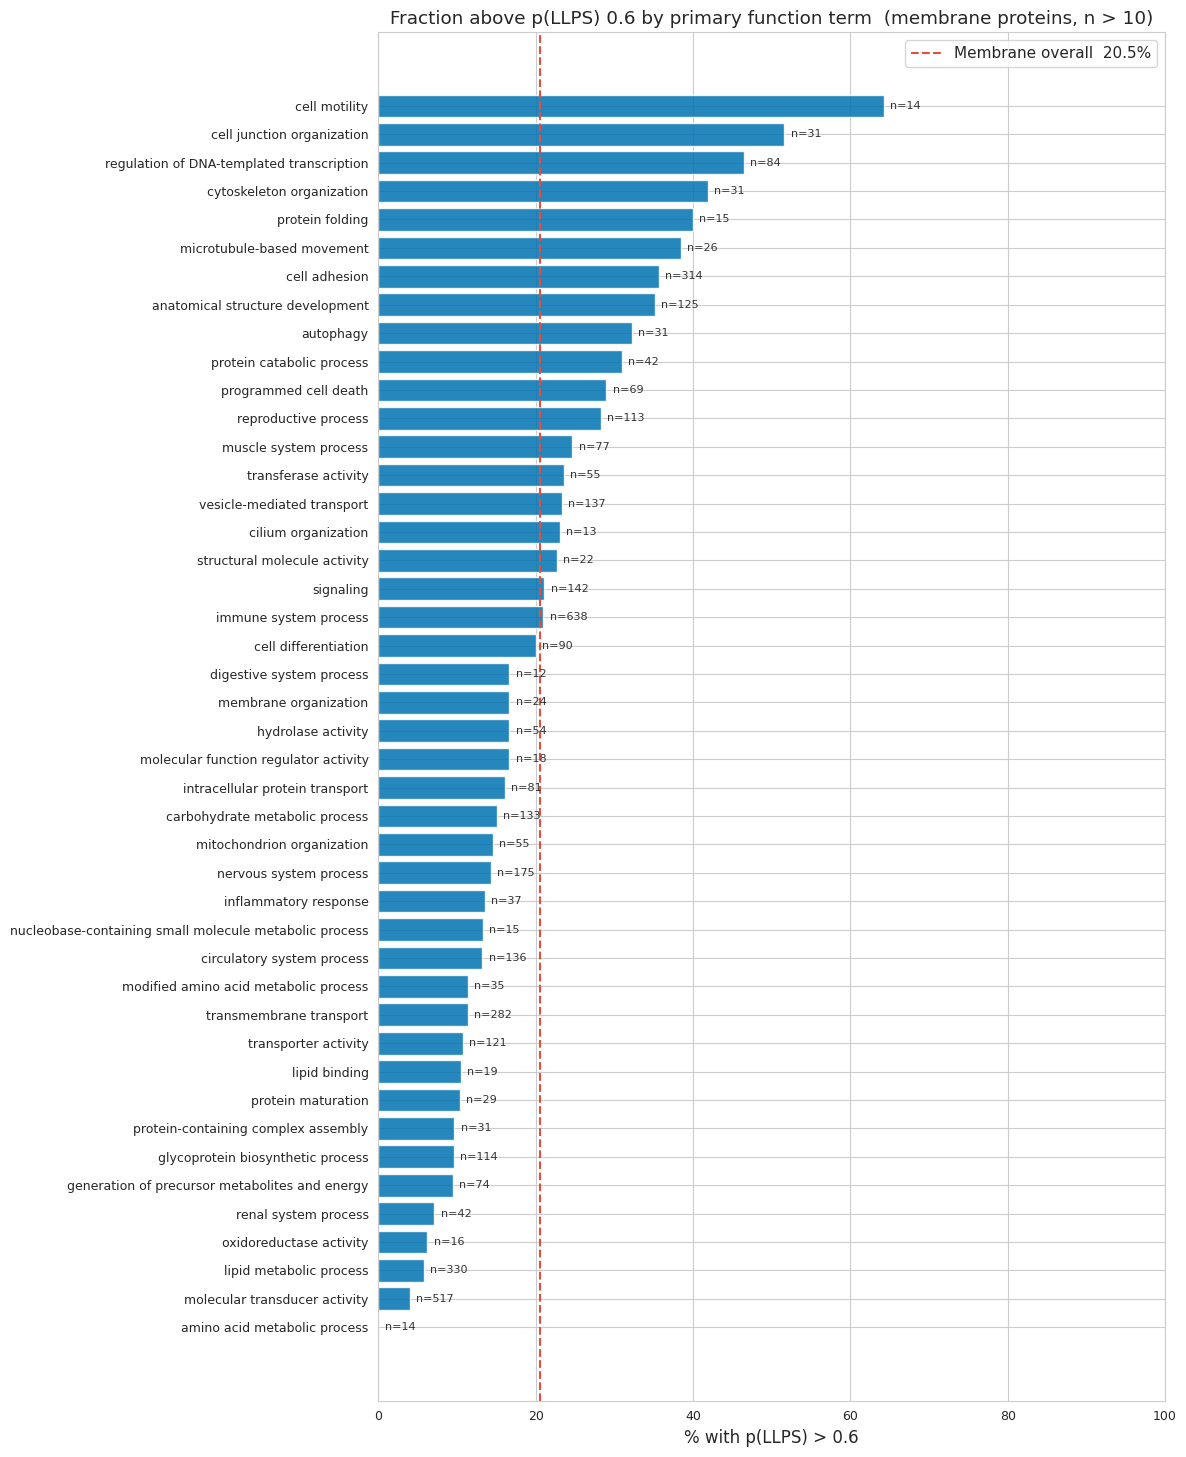
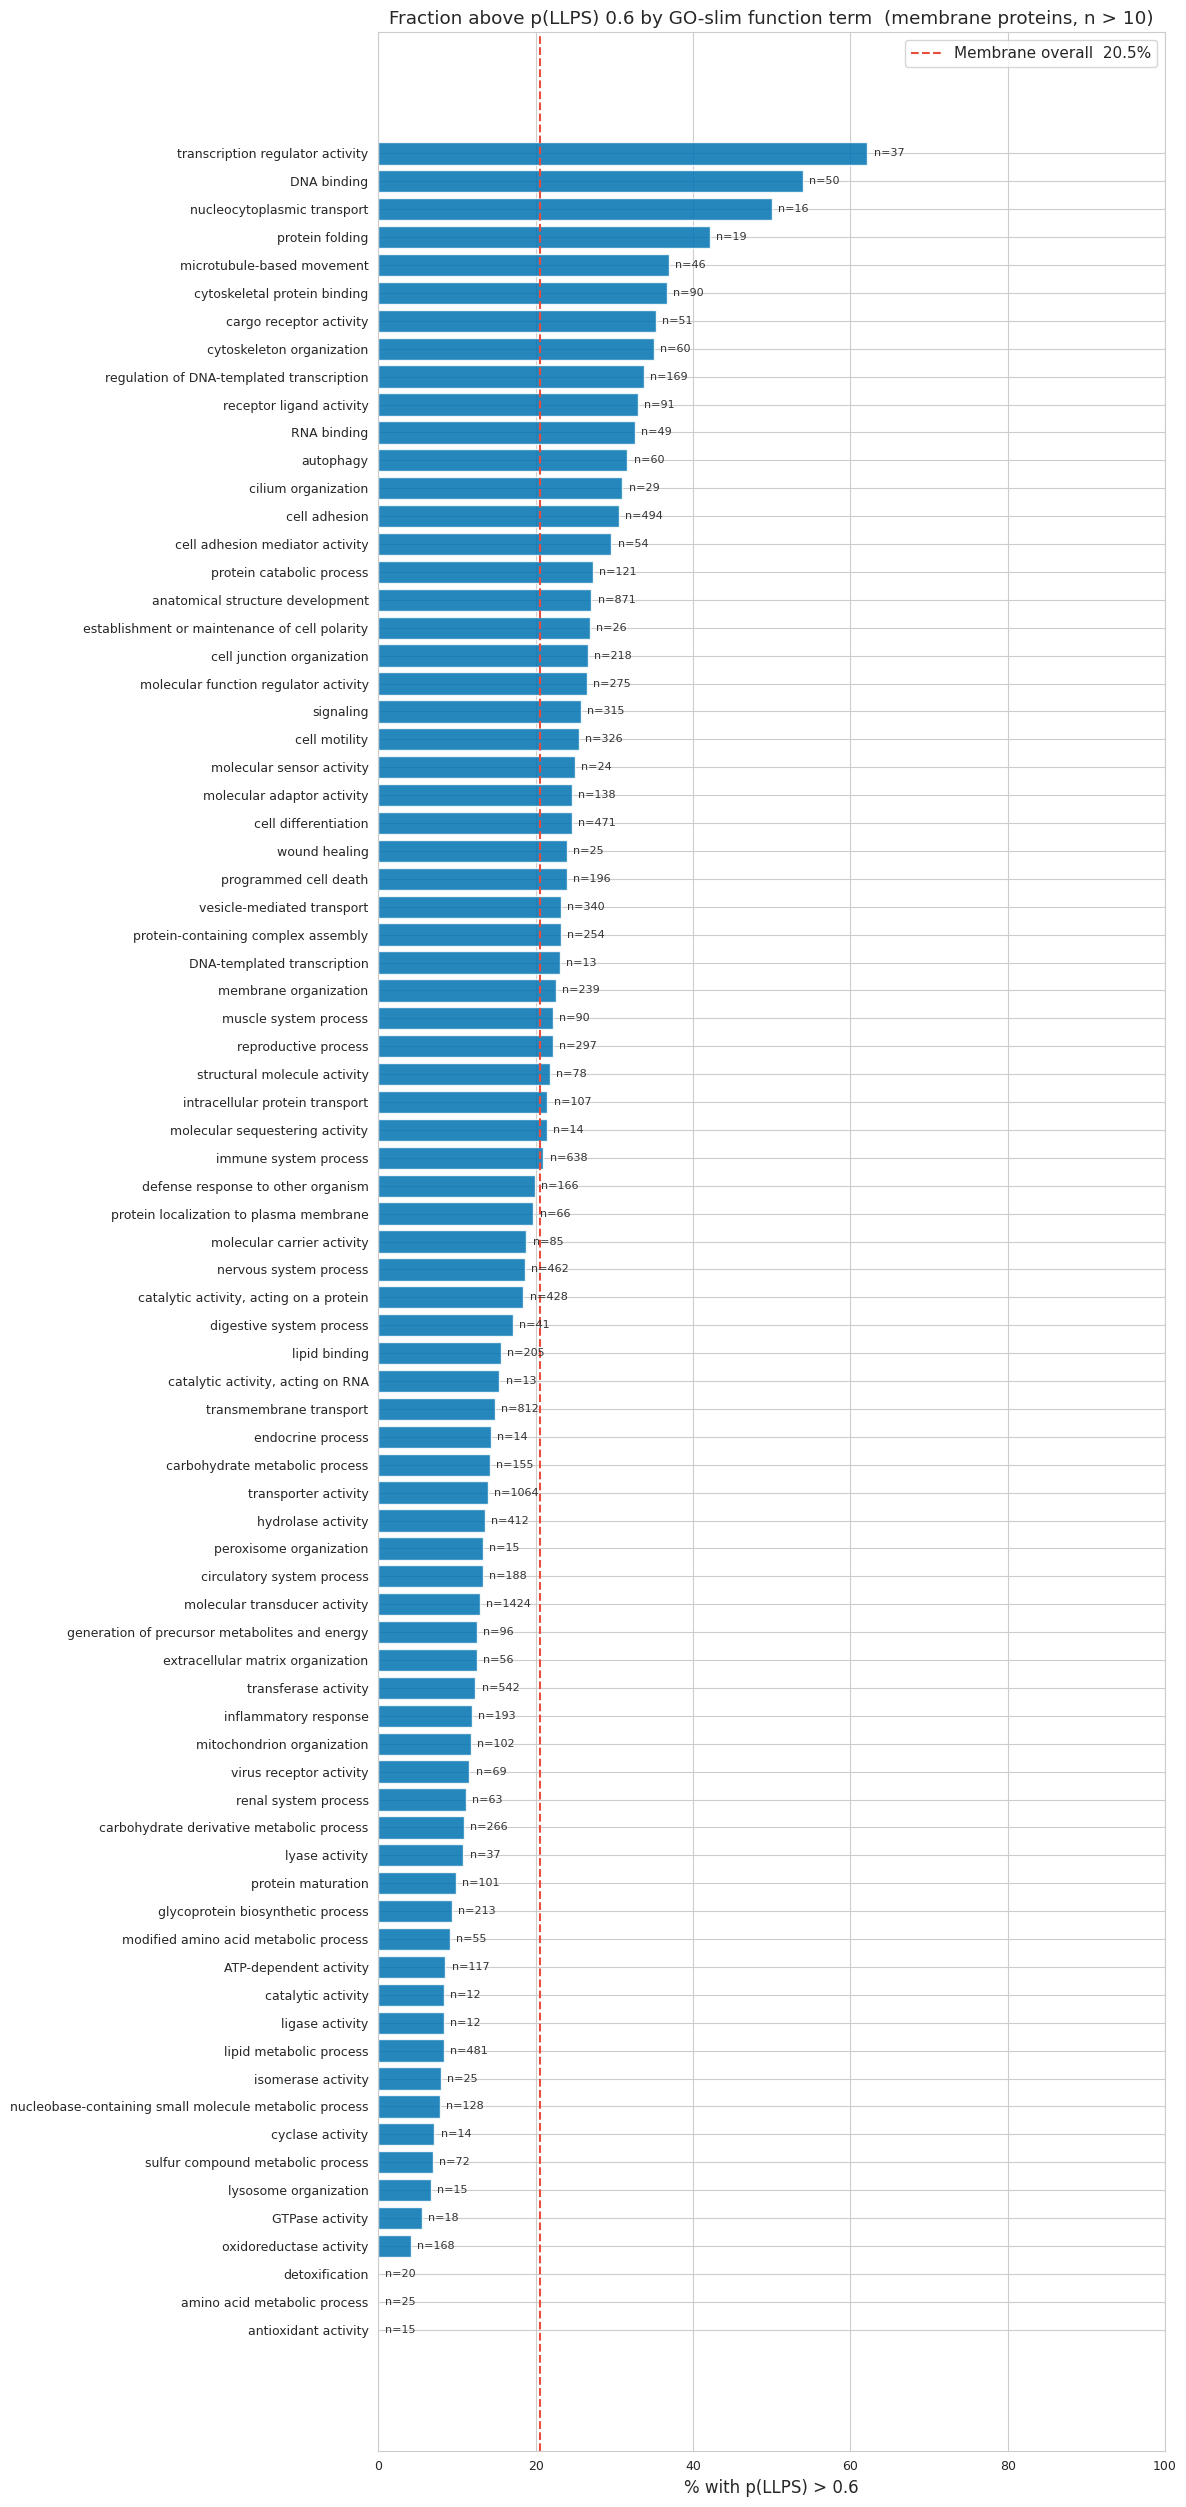
The notebook cell's code change between the first figure and the second:
--- before
+++ after
@@ -1,9 +1,11 @@
-# Fig 8 — % above cutoff by primary function term (membrane subset, n > 10)
+# Fig 8 — % above cutoff by GO-slim function term (membrane subset, n > 10)
 overall_pct = 100 * (mem["p(LLPS)"] > CUTOFF).sum() / len(mem)
 
 func_stats = (
-    mem[["Function_Top", "p(LLPS)"]].dropna(subset=["Function_Top"])
-    .query("Function_Top != 'Other'")
-    .groupby("Function_Top")["p(LLPS)"]
+    mem[["Function_Slim_Plot", "p(LLPS)"]]
+    .explode("Function_Slim_Plot")
+    .dropna(subset=["Function_Slim_Plot"])
+    .query("Function_Slim_Plot != 'Other' and Function_Slim_Plot != '' and Function_Slim_Plot != 'Unannotated'")
+    .groupby("Function_Slim_Plot")["p(LLPS)"]
     .agg(n="count", n_above=lambda s: (s > CUTOFF).sum())
     .reset_index()
@@ -13,5 +15,5 @@
 
 fig, ax = plt.subplots(figsize=(12, max(7, 0.3 * len(func_stats_filt) + 1.5)))
-ax.barh(func_stats_filt["Function_Top"], func_stats_filt["pct"], color=C["Membrane"], alpha=0.85, edgecolor="white")
+ax.barh(func_stats_filt["Function_Slim_Plot"], func_stats_filt["pct"], color=C["Membrane"], alpha=0.85, edgecolor="white")
 ax.axvline(overall_pct, color="#e74c3c", linestyle="--", linewidth=1.5,
            label=f"Membrane overall  {overall_pct:.1f}%")
@@ -19,5 +21,5 @@
     ax.text(row["pct"] + 0.8, y, f"n={int(row['n'])}", va="center", fontsize=8, color="#333333")
 ax.set(xlim=(0, max(100, func_stats_filt["pct"].max() * 1.12)), xlabel=f"% with p(LLPS) > {CUTOFF}", ylabel="",
-       title=f"Fraction above p(LLPS) {CUTOFF} by primary function term  (membrane proteins, n > 10)")
+       title=f"Fraction above p(LLPS) {CUTOFF} by GO-slim function term  (membrane proteins, n > 10)")
 ax.tick_params(axis="y", labelsize=9)
 ax.legend()

Commit: Switch function plots to exploded GO-slim terms, matching location approach